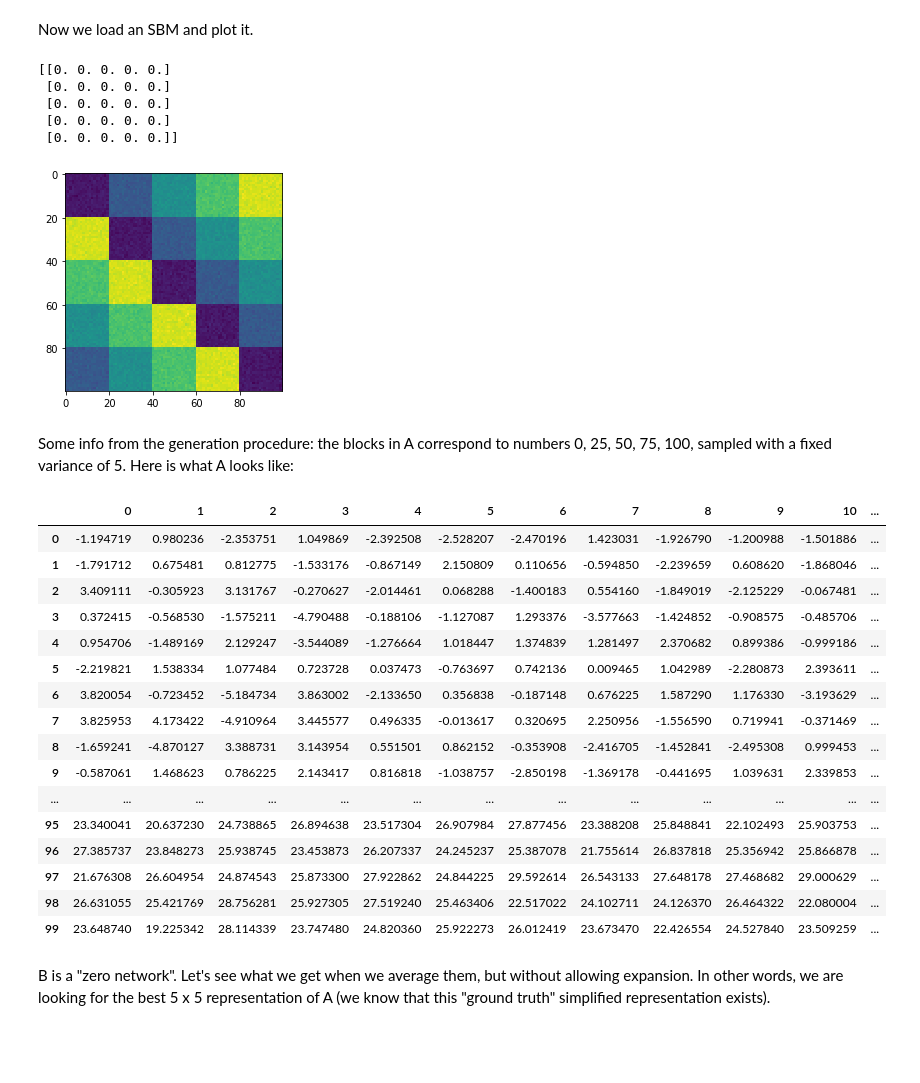
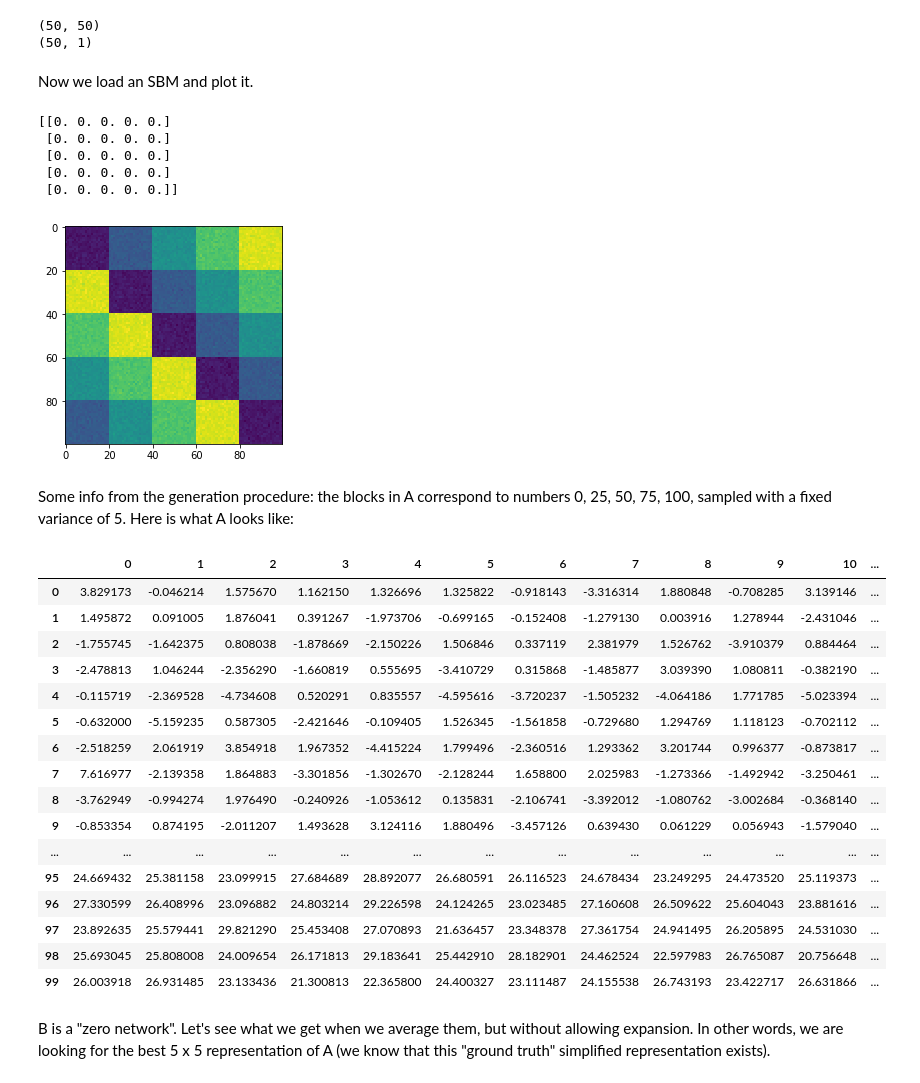
Before and after one commit to trneedham/gromov-wasserstein-statistics, a Jupyter notebook: sbmTest.ipynb, the cells around one changed output. Saved outputs shown, nothing was run; the diff lists cells and outputs as text; code cells hidden in the pictures; blank space fills up the shorter version.

```diff
--- a/sbmTest.ipynb
+++ b/sbmTest.ipynb
@@ -35,28 +35,42 @@ simpleNets_prob = simpleNets_prob['simpleNets_prob']
 
 simpleNets = simpleNets[0]
 simpleNets_prob = simpleNets_prob[0]
+# %%
+sbms = sio.loadmat("sbms.mat")
+sbmprobs = sio.loadmat("sbmprobs.mat")
+
+sbms = sbms['sbms']
+sbmprobs = sbmprobs['sbmprobs']
+# %%
+A= sbms[3][0]
+pA = sbmprobs[3][0]
+print(A.shape)
+print(pA.shape)
+# %% [output]
+(50, 50)
+(50, 1)
 # %% [markdown]
 Now we load an SBM and plot it.
 # %%
 # 100 x 100 SBM network
-A = simpleNets[12]
-pA = simpleNets_prob[12]
+A = sbms[21][0]
+pA = sbmprobs[21][0]
 pA = np.squeeze(pA)
 
 fig = plt.figure()
 plt.imshow(A)
 
 
 B = np.zeros((5,5))
 pB = ot.unif(5)
 print(B)
 # %% [output]
 [[0. 0. 0. 0. 0.]
  [0. 0. 0. 0. 0.]
  [0. 0. 0. 0. 0.]
  [0. 0. 0. 0. 0.]
  [0. 0. 0. 0. 0.]]
-[figure, old version]
+[figure, new version]
 # %% [markdown]
 Some info from the generation procedure: the blocks in A correspond to numbers 0, 25, 50, 75, 100, sampled with a fixed variance of 5. Here is what A looks like:
 # %%
@@ -64,22 +78,22 @@ with pd.option_context('display.max_rows', None, 'display.max_columns', None):
     display(pd.DataFrame(A))
 # %% [output]
 |  | 0 | 1 | 2 | 3 | 4 | 5 | 6 | 7 | 8 | 9 | 10 | ... |
-| 0 | -1.194719 | 0.980236 | -2.353751 | 1.049869 | -2.392508 | -2.528207 | -2.470196 | 1.423031 | -1.926790 | -1.200988 | -1.501886 | ... |
-| 1 | -1.791712 | 0.675481 | 0.812775 | -1.533176 | -0.867149 | 2.150809 | 0.110656 | -0.594850 | -2.239659 | 0.608620 | -1.868046 | ... |
-| 2 | 3.409111 | -0.305923 | 3.131767 | -0.270627 | -2.014461 | 0.068288 | -1.400183 | 0.554160 | -1.849019 | -2.125229 | -0.067481 | ... |
-| 3 | 0.372415 | -0.568530 | -1.575211 | -4.790488 | -0.188106 | -1.127087 | 1.293376 | -3.577663 | -1.424852 | -0.908575 | -0.485706 | ... |
-| 4 | 0.954706 | -1.489169 | 2.129247 | -3.544089 | -1.276664 | 1.018447 | 1.374839 | 1.281497 | 2.370682 | 0.899386 | -0.999186 | ... |
-| 5 | -2.219821 | 1.538334 | 1.077484 | 0.723728 | 0.037473 | -0.763697 | 0.742136 | 0.009465 | 1.042989 | -2.280873 | 2.393611 | ... |
-| 6 | 3.820054 | -0.723452 | -5.184734 | 3.863002 | -2.133650 | 0.356838 | -0.187148 | 0.676225 | 1.587290 | 1.176330 | -3.193629 | ... |
-| 7 | 3.825953 | 4.173422 | -4.910964 | 3.445577 | 0.496335 | -0.013617 | 0.320695 | 2.250956 | -1.556590 | 0.719941 | -0.371469 | ... |
-| 8 | -1.659241 | -4.870127 | 3.388731 | 3.143954 | 0.551501 | 0.862152 | -0.353908 | -2.416705 | -1.452841 | -2.495308 | 0.999453 | ... |
-| 9 | -0.587061 | 1.468623 | 0.786225 | 2.143417 | 0.816818 | -1.038757 | -2.850198 | -1.369178 | -0.441695 | 1.039631 | 2.339853 | ... |
+| 0 | 3.829173 | -0.046214 | 1.575670 | 1.162150 | 1.326696 | 1.325822 | -0.918143 | -3.316314 | 1.880848 | -0.708285 | 3.139146 | ... |
+| 1 | 1.495872 | 0.091005 | 1.876041 | 0.391267 | -1.973706 | -0.699165 | -0.152408 | -1.279130 | 0.003916 | 1.278944 | -2.431046 | ... |
+| 2 | -1.755745 | -1.642375 | 0.808038 | -1.878669 | -2.150226 | 1.506846 | 0.337119 | 2.381979 | 1.526762 | -3.910379 | 0.884464 | ... |
+| 3 | -2.478813 | 1.046244 | -2.356290 | -1.660819 | 0.555695 | -3.410729 | 0.315868 | -1.485877 | 3.039390 | 1.080811 | -0.382190 | ... |
+| 4 | -0.115719 | -2.369528 | -4.734608 | 0.520291 | 0.835557 | -4.595616 | -3.720237 | -1.505232 | -4.064186 | 1.771785 | -5.023394 | ... |
+| 5 | -0.632000 | -5.159235 | 0.587305 | -2.421646 | -0.109405 | 1.526345 | -1.561858 | -0.729680 | 1.294769 | 1.118123 | -0.702112 | ... |
+| 6 | -2.518259 | 2.061919 | 3.854918 | 1.967352 | -4.415224 | 1.799496 | -2.360516 | 1.293362 | 3.201744 | 0.996377 | -0.873817 | ... |
+| 7 | 7.616977 | -2.139358 | 1.864883 | -3.301856 | -1.302670 | -2.128244 | 1.658800 | 2.025983 | -1.273366 | -1.492942 | -3.250461 | ... |
+| 8 | -3.762949 | -0.994274 | 1.976490 | -0.240926 | -1.053612 | 0.135831 | -2.106741 | -3.392012 | -1.080762 | -3.002684 | -0.368140 | ... |
+| 9 | -0.853354 | 0.874195 | -2.011207 | 1.493628 | 3.124116 | 1.880496 | -3.457126 | 0.639430 | 0.061229 | 0.056943 | -1.579040 | ... |
 | ... | ... | ... | ... | ... | ... | ... | ... | ... | ... | ... | ... | ... |
-| 95 | 23.340041 | 20.637230 | 24.738865 | 26.894638 | 23.517304 | 26.907984 | 27.877456 | 23.388208 | 25.848841 | 22.102493 | 25.903753 | ... |
-| 96 | 27.385737 | 23.848273 | 25.938745 | 23.453873 | 26.207337 | 24.245237 | 25.387078 | 21.755614 | 26.837818 | 25.356942 | 25.866878 | ... |
-| 97 | 21.676308 | 26.604954 | 24.874543 | 25.873300 | 27.922862 | 24.844225 | 29.592614 | 26.543133 | 27.648178 | 27.468682 | 29.000629 | ... |
-| 98 | 26.631055 | 25.421769 | 28.756281 | 25.927305 | 27.519240 | 25.463406 | 22.517022 | 24.102711 | 24.126370 | 26.464322 | 22.080004 | ... |
-| 99 | 23.648740 | 19.225342 | 28.114339 | 23.747480 | 24.820360 | 25.922273 | 26.012419 | 23.673470 | 22.426554 | 24.527840 | 23.509259 | ... |
+| 95 | 24.669432 | 25.381158 | 23.099915 | 27.684689 | 28.892077 | 26.680591 | 26.116523 | 24.678434 | 23.249295 | 24.473520 | 25.119373 | ... |
+| 96 | 27.330599 | 26.408996 | 23.096882 | 24.803214 | 29.226598 | 24.124265 | 23.023485 | 27.160608 | 26.509622 | 25.604043 | 23.881616 | ... |
+| 97 | 23.892635 | 25.579441 | 29.821290 | 25.453408 | 27.070893 | 21.636457 | 23.348378 | 27.361754 | 24.941495 | 26.205895 | 24.531030 | ... |
+| 98 | 25.693045 | 25.808008 | 24.009654 | 26.171813 | 29.183641 | 25.442910 | 28.182901 | 24.462524 | 22.597983 | 26.765087 | 20.756648 | ... |
+| 99 | 26.003918 | 26.931485 | 23.133436 | 21.300813 | 22.365800 | 24.400327 | 23.111487 | 24.155538 | 26.743193 | 23.422717 | 26.631866 | ... |
 # %% [markdown]
 B is a "zero network". Let's see what we get when we average them, but without allowing expansion. In other words, we are looking for the best 5 x 5 representation of A (we know that this "ground truth" simplified representation exists).
 # %%
```
Also changed, not shown: parts of 12 cells of this notebook, 1 other file.
